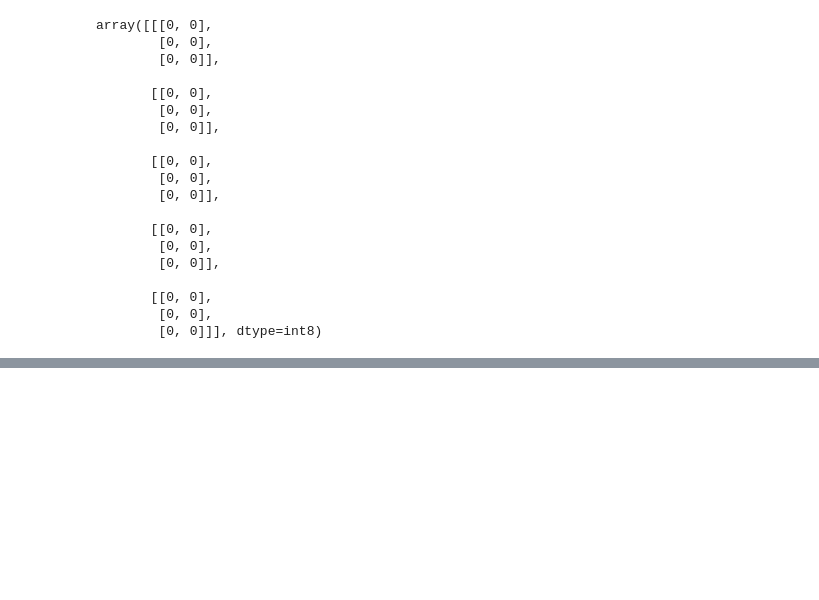
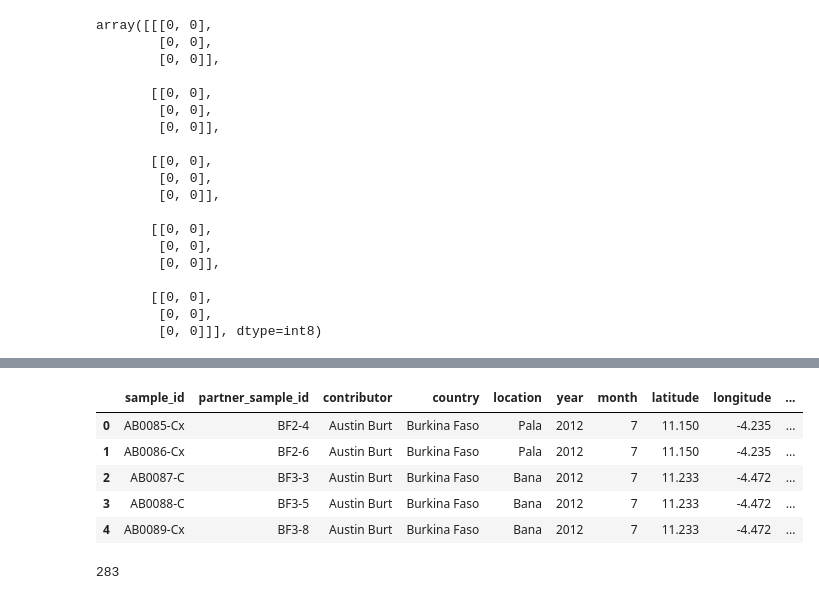
Before and after one commit to malariagen/vector-data, a Jupyter notebook: docs/ag3-snp-download-guide.ipynb, the cells around one changed output, grey strips where cells are left out. Saved outputs shown, nothing was run; the diff lists cells and outputs as text; code cells hidden in the pictures; blank space fills up the shorter version.

```diff
--- a/docs/ag3-snp-download-guide.ipynb
+++ b/docs/ag3-snp-download-guide.ipynb
@@ -387,0 +606,21 @@ Within the MalariaGEN team we primarily use the Python programming language for
+# %%
+sample_sets = ["AG1000G-BF-A", "AG1000G-BF-B"]
+df_samples = (
+    pd.concat(
+        [pd.read_csv(ag3_path / f"metadata/general/{sample_set}/samples.meta.csv")
+         for sample_set in sample_sets],
+        axis=0)
+    .reset_index(drop=True)
+)
+df_samples.head()
+# %% [output]
+|  | sample_id | partner_sample_id | contributor | country | location | year | month | latitude | longitude | ... |
+| 0 | AB0085-Cx | BF2-4 | Austin Burt | Burkina Faso | Pala | 2012 | 7 | 11.150 | -4.235 | ... |
+| 1 | AB0086-Cx | BF2-6 | Austin Burt | Burkina Faso | Pala | 2012 | 7 | 11.150 | -4.235 | ... |
+| 2 | AB0087-C | BF3-3 | Austin Burt | Burkina Faso | Bana | 2012 | 7 | 11.233 | -4.472 | ... |
+| 3 | AB0088-C | BF3-5 | Austin Burt | Burkina Faso | Bana | 2012 | 7 | 11.233 | -4.472 | ... |
+| 4 | AB0089-Cx | BF3-8 | Austin Burt | Burkina Faso | Bana | 2012 | 7 | 11.233 | -4.472 | ... |
+# %%
+len(df_samples)
+# %% [output]
+283
```
Also changed, not shown: parts of 28 cells of this notebook.
